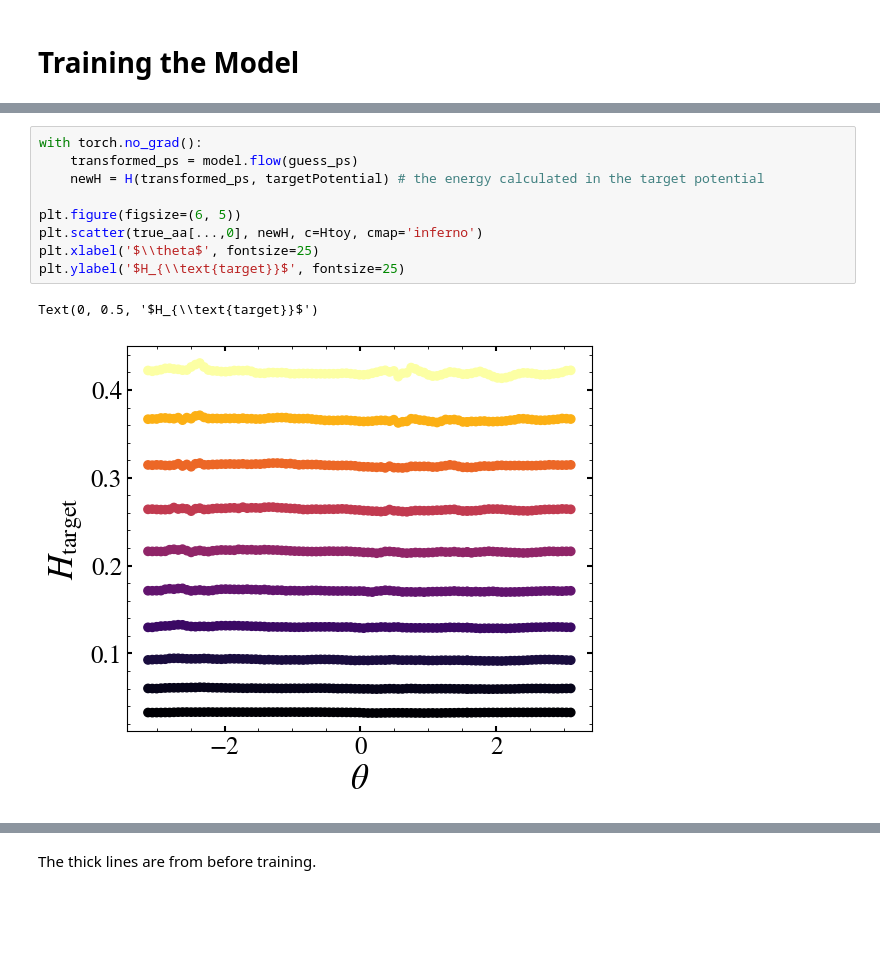
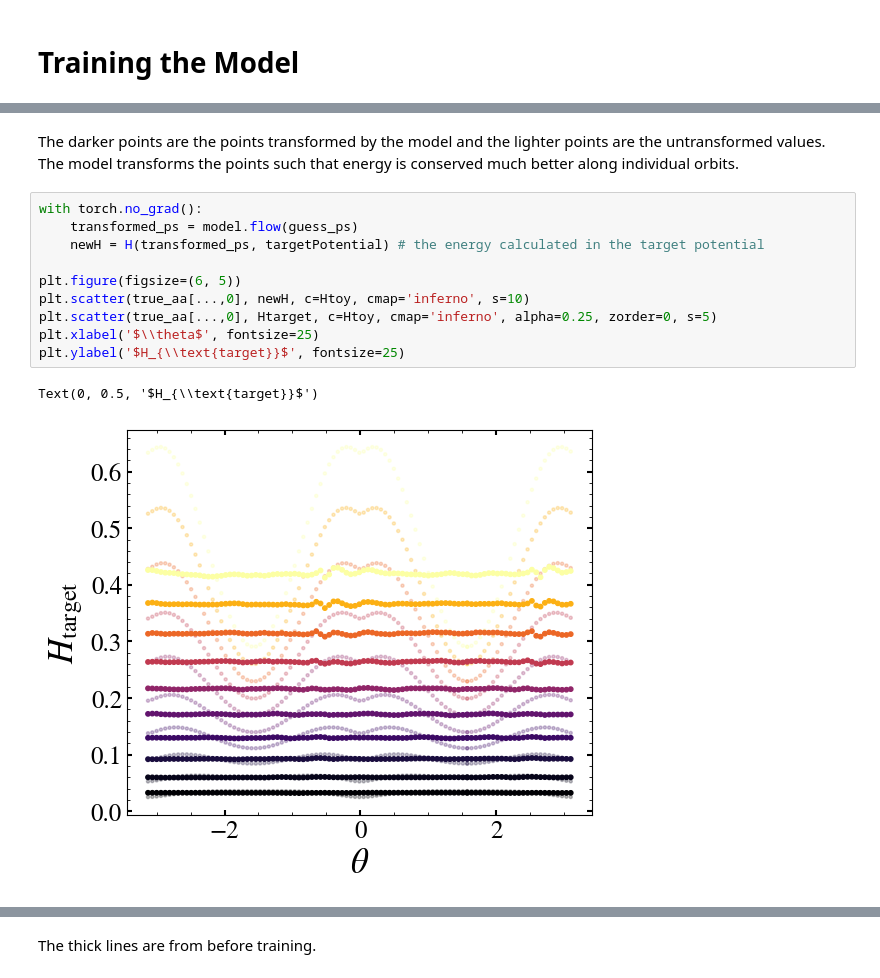
Before and after one commit to sgpfaff/orbitflows, a Jupyter notebook: quickstart.ipynb, the cells around one changed output, grey strips where cells are left out. Drawn from its saved outputs; the diff is of its cells as text; blank space fills up the shorter version.

```diff
--- a/quickstart.ipynb
+++ b/quickstart.ipynb
@@ -122,15 +119,18 @@ Text(0, 0.5, 'Loss')
+# %% [markdown]
+The darker points are the points transformed by the model and the lighter points are the untransformed values. The model transforms the points such that energy is conserved much better along individual orbits.
 # %%
 with torch.no_grad():
     transformed_ps = model.flow(guess_ps)
     newH = H(transformed_ps, targetPotential) # the energy calculated in the target potential
 
 plt.figure(figsize=(6, 5))
-plt.scatter(true_aa[...,0], newH, c=Htoy, cmap='inferno')
+plt.scatter(true_aa[...,0], newH, c=Htoy, cmap='inferno', s=10)
+plt.scatter(true_aa[...,0], Htarget, c=Htoy, cmap='inferno', alpha=0.25, zorder=0, s=5)
 plt.xlabel('$\\theta$', fontsize=25)
 plt.ylabel('$H_{\\text{target}}$', fontsize=25)
 # %% [output]
 Text(0, 0.5, '$H_{\\text{target}}$')
-[figure, old version]
+[figure, new version]
 # %%
 plt.figure(figsize=(6, 5))
 plt.scatter(transformed_ps[...,0], transformed_ps[...,1], c=Htoy, s=20, cmap='inferno', zorder=5)
```
Also changed, not shown: parts of 6 cells of this notebook, 2 other files.
